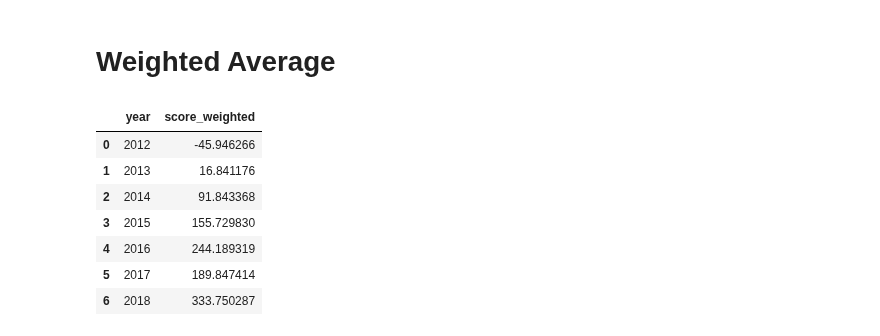
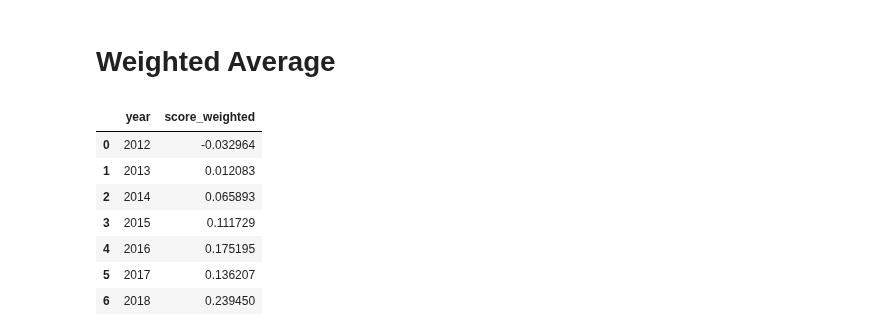
Before and after one commit to KylieLAnglin/dofis, a Jupyter notebook: analysis/causal/graphs_trends.ipynb, the cells around one changed output. Drawn from its saved outputs; the diff is of its cells as text; code cells hidden in the pictures.

Commit message:
demographic trends #TODO: fix weights

```diff
--- a/analysis/causal/graphs_trends.ipynb
+++ b/analysis/causal/graphs_trends.ipynb
@@ -153,15 +153,16 @@ plt.show()
 # %% [markdown]
 # Weighted Average
 # %%
-data['score_weighted'] = data.avescores * data.psweight
+data['score_weighted'] = data.avescores * data.pswtshare
 df_control = pd.DataFrame(data[data.doi == False].groupby(['year'])['score_weighted'].sum()).reset_index()
+df_treat = pd.DataFrame(data[data.doi == True].groupby(['year'])['avescores'].mean()).reset_index()
 df_control
 # %% [output]
 |  | year | score_weighted |
-| 0 | 2012 | -45.946266 |
-| 1 | 2013 | 16.841176 |
-| 2 | 2014 | 91.843368 |
-| 3 | 2015 | 155.729830 |
-| 4 | 2016 | 244.189319 |
-| 5 | 2017 | 189.847414 |
-| 6 | 2018 | 333.750287 |
+| 0 | 2012 | -0.032964 |
+| 1 | 2013 | 0.012083 |
+| 2 | 2014 | 0.065893 |
+| 3 | 2015 | 0.111729 |
+| 4 | 2016 | 0.175195 |
+| 5 | 2017 | 0.136207 |
+| 6 | 2018 | 0.239450 |
```
Also changed, not shown: parts of 10 cells of this notebook.
